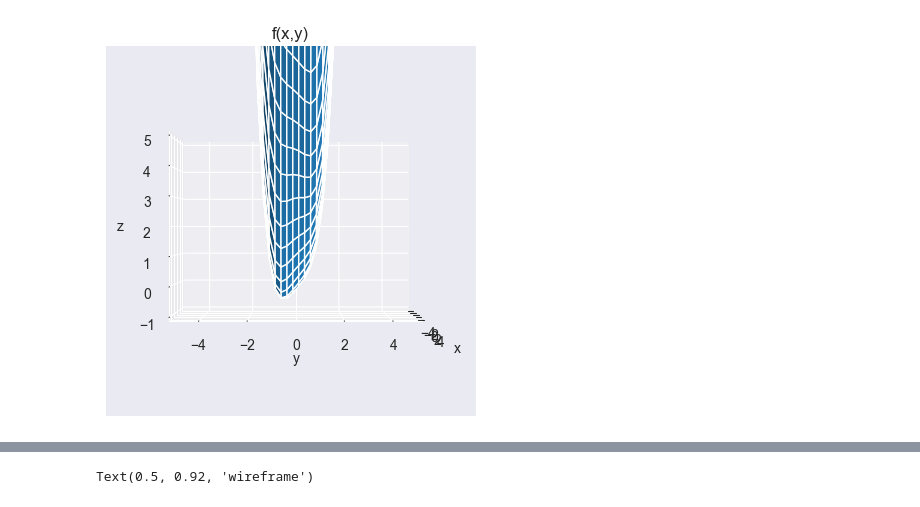
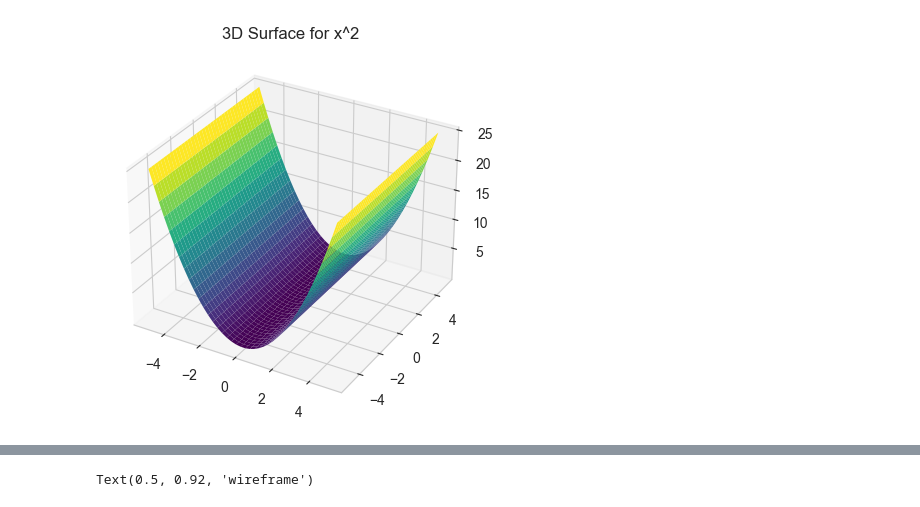
Before and after one commit to umjourje/COS360-Otimizacao-2022.2, a Jupyter notebook: Implementação de Funções e Plots.ipynb, the cells around one changed output, grey strips where cells are left out. Saved outputs shown, nothing was run; the diff lists cells and outputs as text; code cells hidden in the pictures.

```diff
--- a/Implementação de Funções e Plots.ipynb
+++ b/Implementação de Funções e Plots.ipynb
@@ -51,5 +26,35 @@ fig2
-# %%
-ax.view_init(0, -90)
-fig2
-# %% [output]
-[figure, removed]
+# %%
+def f1(x,y):
+    return x**2
+
+def f2(x,y):
+    return np.sin(x+y)
+
+def f3(x,y):
+    return y**4
+
+def f1_f3(x,y):
+    return (x**2)+(y**4)
+
+def f1_f2(x,y):
+    return (x**2)+np.sin(x+y)
+
+def f3_f2(x,y):
+    return (y**4)+np.sin(x+y)
+# %%
+# funções simples
+f1_plot = f1(X, Y)
+f2_plot = f2(X, Y)
+f3_plot = f3(X, Y)
+
+# funções compostas
+f1_f3_plot = f1_f3(X, Y)
+f1_f2_plot = f1_f2(X, Y)
+f3_f2_plot = f3_f2(X, Y)
+# %%
+ax_f1 = plt.axes(projection='3d')
+ax_f1.plot_surface(X, Y, f1_plot, rstride=1, cstride=1,
+                cmap='viridis', edgecolor='none')
+ax_f1.set_title('3D Surface for x^2');
+# %% [output]
+[figure, added]
```
Also changed, not shown: parts of 14 cells of this notebook.
